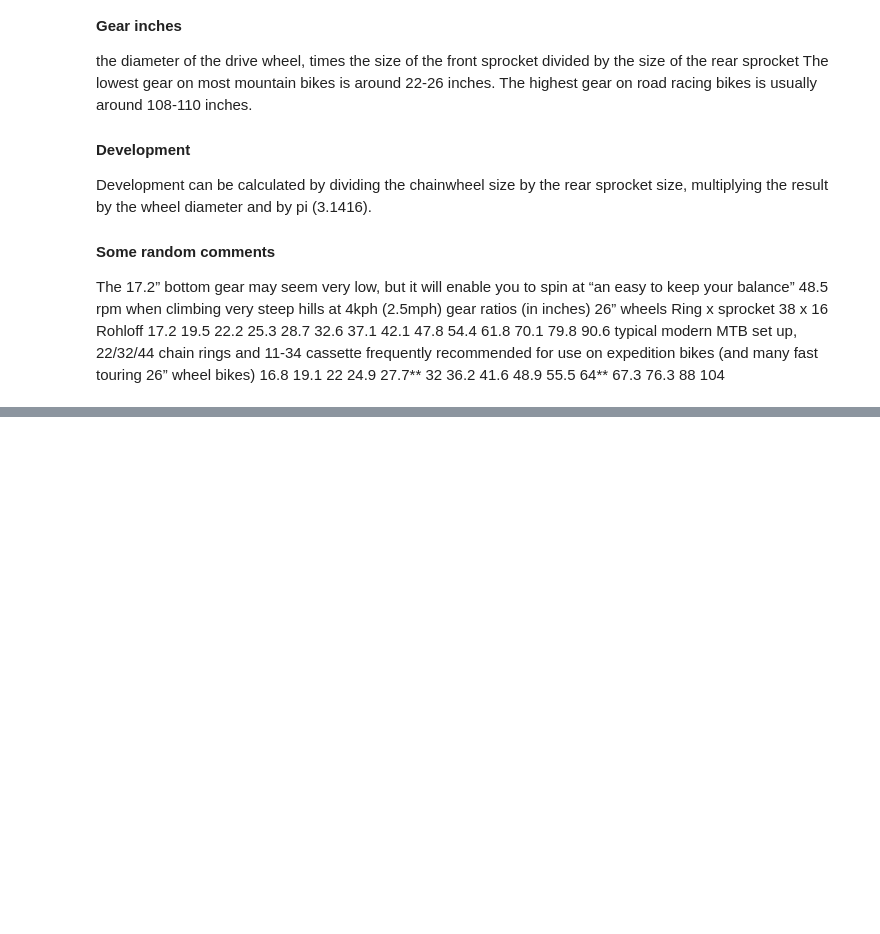
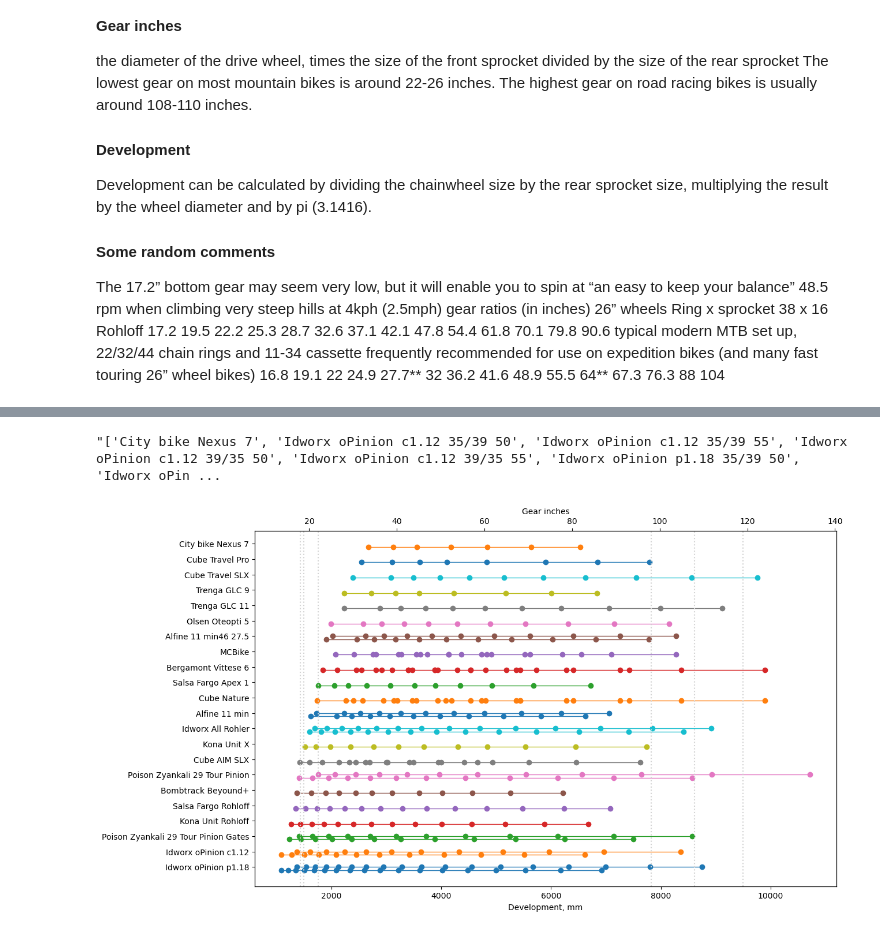
Before and after one commit to SergeyVlSorokin/BikeGears, a Jupyter notebook: Bike Gears.ipynb, the cells around one changed output, grey strips where cells are left out. Cells and saved outputs as stored; diff of their text form; code cells hidden in the pictures; blank space fills up the shorter version.

```diff
--- a/Bike Gears.ipynb
+++ b/Bike Gears.ipynb
@@ -40,0 +282,4 @@ Ring x sprocket
+# %%
+repr(list(bikes))
+# %% [output]
+"['City bike Nexus 7', 'Idworx oPinion c1.12 35/39 50', 'Idworx oPinion c1.12 35/39 55', 'Idworx oPinion c1.12 39/35 50', 'Idworx oPinion c1.12 39/35 55', 'Idworx oPinion p1.18 35/39 50', 'Idworx oPin ...
@@ -40,0 +311,25 @@ Ring x sprocket
+# %%
+
+def plot_group(ax, pos, group, group_width):
+    step = group_width / len(group)
+    pos -= group_width / 2
+    color = None
+    for i, bike in enumerate(group):
+        development = bike.development()
+        color=ax.plot(development, [pos+i*step]*len(development), lw=1, marker='o', label=bike, **({'color':color} if color else {}))[0].get_color()
+
+def plot_groups(groups, group_width = 0.4):
+    fig, ax = plt.subplots(figsize=(13, 8))
+
+    for i, name in enumerate(groups):
+        plot_group(ax, i, groups[name], group_width)
+
+    ax.set_xlabel('Development, mm')
+    ax.set_yticks(np.arange(len(groups)), groups.keys())
+    ax.axvline(1500, ls=':', color='lightgray')
+    ax.axvline(9500, ls=':', color='lightgray')
+    add_gi_axis(ax)
+
+plot_groups(groups)
+# %% [output]
+[figure, added]
```
Also changed, not shown: parts of 25 cells of this notebook.
